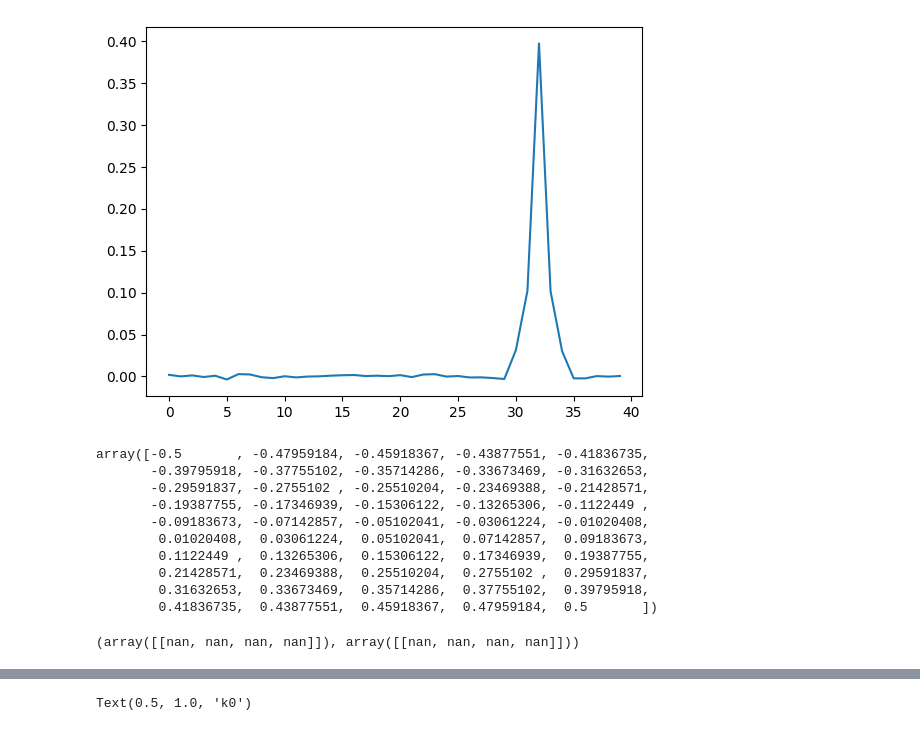
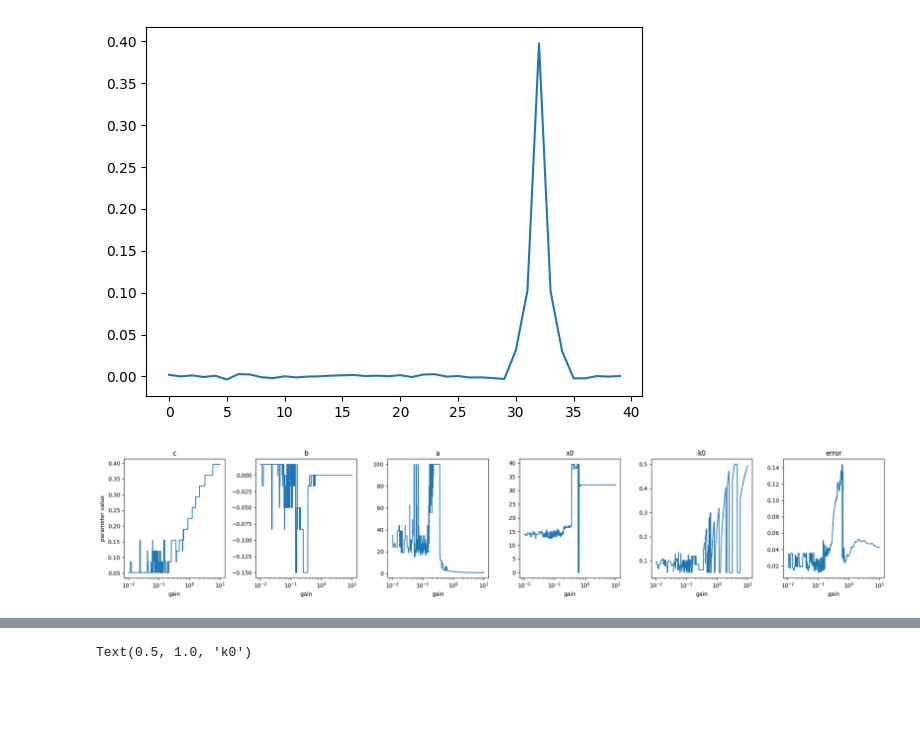
Before and after one commit to leonlufkin/Localization, a Jupyter notebook: notebooks/gain_sweep.ipynb, the cells around one changed output, grey strips where cells are left out. Saved outputs shown, nothing was run; the diff lists cells and outputs as text; code cells hidden in the pictures; blank space fills up the shorter version.

```diff
--- a/notebooks/gain_sweep.ipynb
+++ b/notebooks/gain_sweep.ipynb
@@ -176,20 +187,28 @@ weights[-1,0]
 # %% [output]
 [<matplotlib.lines.Line2D at 0x...>]
 [figure]
-# %%
-np.linspace(-0.5, 0.5, 50)
-# %% [output]
-array([-0.5       , -0.47959184, -0.45918367, -0.43877551, -0.41836735,
-       -0.39795918, -0.37755102, -0.35714286, -0.33673469, -0.31632653,
-       -0.29591837, -0.2755102 , -0.25510204, -0.23469388, -0.21428571,
-       -0.19387755, -0.17346939, -0.15306122, -0.13265306, -0.1122449 ,
-       -0.09183673, -0.07142857, -0.05102041, -0.03061224, -0.01020408,
-        0.01020408,  0.03061224,  0.05102041,  0.07142857,  0.09183673,
-        0.1122449 ,  0.13265306,  0.15306122,  0.17346939,  0.19387755,
-        0.21428571,  0.23469388,  0.25510204,  0.2755102 ,  0.29591837,
-        0.31632653,  0.33673469,  0.35714286,  0.37755102,  0.39795918,
-        0.41836735,  0.43877551,  0.45918367,  0.47959184,  0.5       ])
-# %%
-fit(weights[0])
-# %% [output]
-(array([[nan, nan, nan, nan]]), array([[nan, nan, nan, nan]]))
+# %%
+GAIN_SWEEP = np.logspace(-2, 1, 1000)
+params = ['c', 'b', 'a', 'x0', 'k0']
+opt = np.load('../results/cluster/gain_analysis/opt_params.npy')
+err = np.load('../results/cluster/gain_analysis/errs.npy') * np.sqrt(40)
+err_ = np.array([ np.linalg.norm( all_weights[i] - gabor_real(np.arange(40), *opt[i]) ) for i in range(len(GAIN_SWEEP)) ])
+# %%
+fig, axs = plt.subplots(1, 6, figsize=(20, 4), sharex=True)
+for i, ax in enumerate(axs[:-1]):
+    if i == 0:
+        ax.plot( GAIN_SWEEP, np.abs(opt[:,i]) )
+    else:
+        ax.plot( GAIN_SWEEP, opt[:,i] )
+    ax.set_title(params[i])
+    ax.set_xscale('log')
+    ax.set_xlabel('gain')
+    if i  == 0:
+        ax.set_ylabel('parameter value')
+axs[-1].plot( GAIN_SWEEP, err )
+axs[-1].set_title('error')
+axs[-1].set_xscale('log')
+axs[-1].set_xlabel('gain')
+fig.tight_layout()
+# %% [output]
+[figure, added]
```
Also changed, not shown: parts of 9 cells of this notebook, 4 other files.
